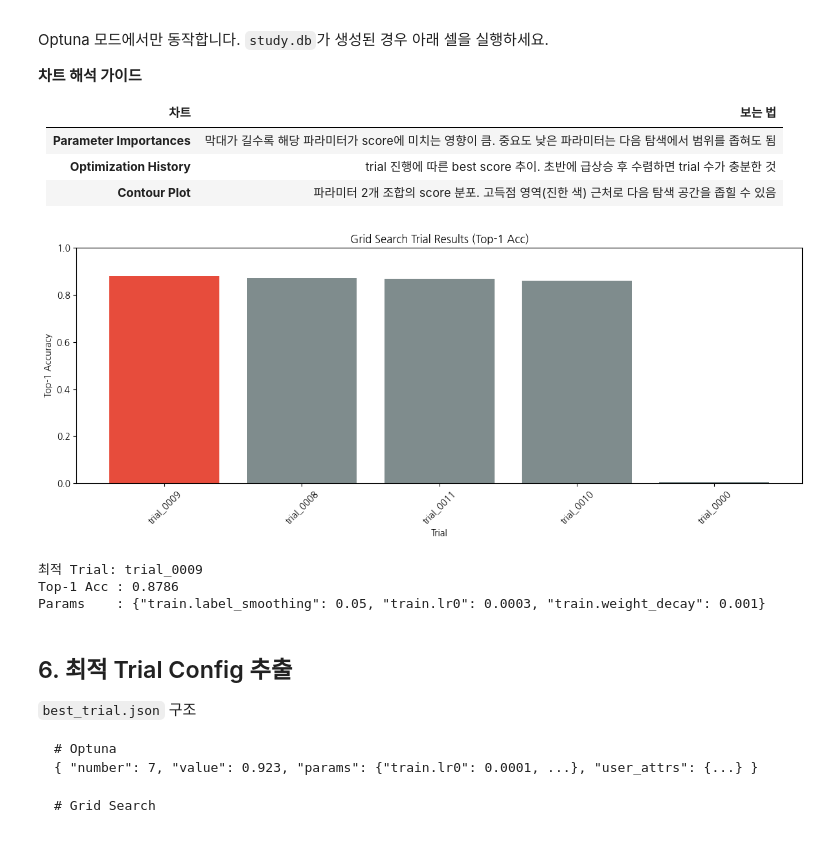
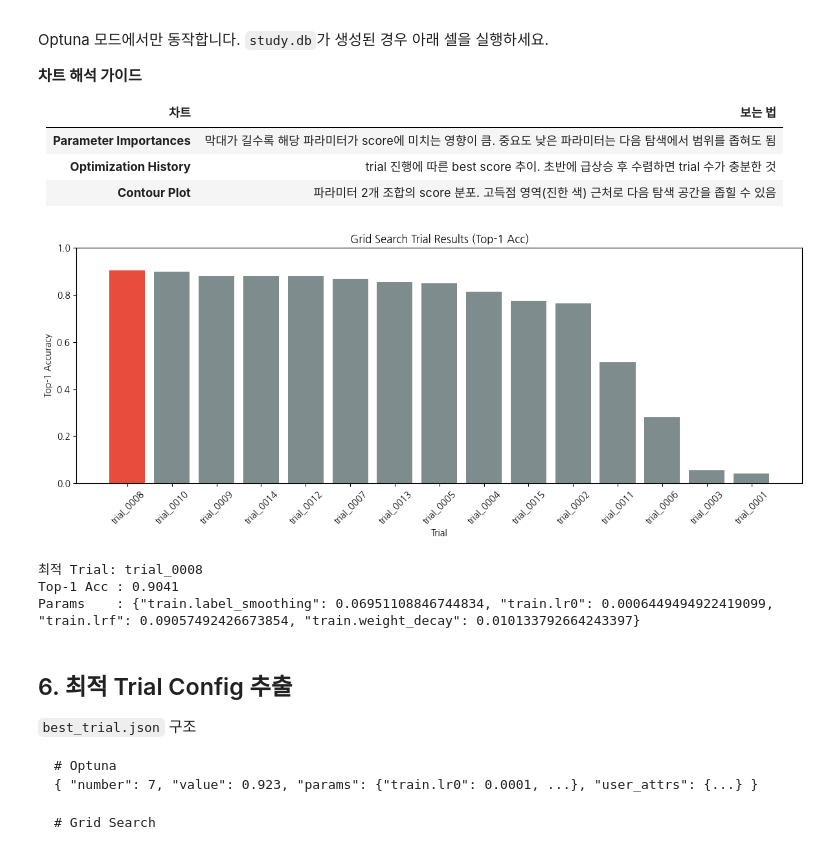
Before and after one commit to Codeit-Part2-2Team/codeit-part2-2team-project, a Jupyter notebook: notebooks/hpo_tuning_colab.ipynb, the cells around one changed output. Saved outputs shown, nothing was run; the diff lists cells and outputs as text; code cells hidden in the pictures.

Commit message:
docs: Optuna HPO 완료 노트북 업데이트 (trial_0008 최적 결과 반영)

```diff
--- a/notebooks/hpo_tuning_colab.ipynb
+++ b/notebooks/hpo_tuning_colab.ipynb
@@ -181,10 +181,10 @@ if not S2_CONFIG.exists():
 # ── HPO 실험 설정 ─────────────────────────────────────────────────────
 # HPO_RUN_NAME: 이번 HPO 탐색 자체의 이름. 날짜 + 목적으로 구분 권장
 #   예) hpo_20260430_lr_sweep  /  hpo_20260501_backbone_search
-HPO_RUN_NAME   = "hpo_20260430_grid_quick"  # ← 수정
-TUNING_METHOD  = "grid"    # "grid" 또는 "optuna"
-TUNING_EPOCHS  = 30          # trial당 학습 epoch
-TUNING_TRIALS  = 30          # Optuna trial 수 (grid 무시)
+HPO_RUN_NAME   = "hpo_20260501_optuna_lr_focused"  # ← 수정
+TUNING_METHOD  = "optuna"    # "grid" 또는 "optuna"
+TUNING_EPOCHS  = 20          # trial당 학습 epoch
+TUNING_TRIALS  = 15          # Optuna trial 수 (grid 무시)
 TUNING_METRIC  = "top1_acc"  # 최적화 기준
 
 # ── 탐색 공간 파일 선택 ───────────────────────────────────────────────
@@ -199,7 +199,7 @@ TUNING_METRIC  = "top1_acc"  # 최적화 기준
 #   optuna_search_space.yaml — 기본 예시
 #
 HPO_ROOT = PROJECT_ROOT / "experiments/stage2_hpo_example"
-SEARCH_SPACE_YAML = HPO_ROOT / "search_spaces/grid_quick.yaml"
+SEARCH_SPACE_YAML = HPO_ROOT / "search_spaces/optuna_lr_focused.yaml"
 # SEARCH_SPACE_YAML = None  # None 이면 스크립트 내 기본값 사용
 
 # ── 출력 경로: stage2_hpo_example/<HPO_RUN_NAME>/<method>/ ───────────
@@ -440,0 +395,22 @@ print("백업 완료:", dst)
+# %%
+
+best_json = TUNING_OUTPUT / "best_trial.json"
+
+# 실제 최적 trial 수동 수정
+best_data = {
+    "trial": "trial_0009",
+    "status": "ok",
+    "score": 0.8786407766990292,
+    "top1_acc": 0.8786407766990292,
+    "top5_acc": 0.9684466019417476,
+    "n_classes": 305,
+    "elapsed_sec": 5453.5,
+    "params": "{\"train.label_smoothing\": 0.05, \"train.lr0\": 0.0003, \"train.weight_decay\": 0.001}"
+}
+
+with open(best_json, 'w', encoding='utf-8') as f:
+    json.dump(best_data, f, indent=2)
+
+print("best_trial.json 수정 완료")
+print(f"최적 trial: {best_data['trial']}")
+print(f"Top-1 Acc : {best_data['score']:.4f}")
@@ -512,7 +514,7 @@ Optuna 모드에서만 동작합니다. `study.db`가 생성된 경우 아래
 # [변경] Optuna 시각화 → Grid Search 시각화로 전환
 # [원본 Optuna 코드는 하단에 주석으로 보존]
 
-if TUNING_METHOD != "grid":
+if TUNING_METHOD != "optuna":
     print("Grid Search 모드에서만 사용 가능합니다.")
 else:
     import matplotlib.pyplot as plt
@@ -546,37 +548,37 @@ else:
         print(f"\n최적 Trial: {best['trial']}")
         print(f"Top-1 Acc : {best['score']:.4f}")
         print(f"Params    : {best['params']}")
 
 # ── [보존] 원본 Optuna 시각화 코드 ────────────────────────────────────
 # try:
 #     import optuna
 #     import optuna.visualization as vis
 #     from IPython.display import display
 #
 #     storage = f"sqlite:///{TUNING_OUTPUT / 'study.db'}"
 #     study = optuna.load_study(study_name="stage2_optuna", storage=storage)
 #
 #     print(f"완료 trial 수: {len(study.trials)}")
 #     print(f"최적 trial  : trial_{study.best_trial.number:04d}  "
 #           f"{TUNING_METRIC}={study.best_value:.4f}")
 #     print(f"최적 params : {study.best_params}")
 #
 #     fig_imp = vis.plot_param_importances(study)
 #     fig_imp.show()
 #     fig_hist = vis.plot_optimization_history(study)
 #     fig_hist.show()
 #     fig_cont = vis.plot_contour(study)
 #     fig_cont.show()
 #
 # except ModuleNotFoundError:
 #     print("optuna 미설치: pip install optuna plotly")
 # except Exception as e:
 #     print(f"시각화 오류: {e}")
 # %% [output]
-[figure, old version]
+[figure, new version]
-최적 Trial: trial_0009
-Top-1 Acc : 0.8786
-Params    : {"train.label_smoothing": 0.05, "train.lr0": 0.0003, "train.weight_decay": 0.001}
+최적 Trial: trial_0008
+Top-1 Acc : 0.9041
+Params    : {"train.label_smoothing": 0.06951108846744834, "train.lr0": 0.0006449494922419099, "train.lrf": 0.09057492426673854, "train.weight_decay": 0.010133792664243397}
 # %% [markdown]
 ## 6. 최적 Trial Config 추출
 
```
Also changed, not shown: parts of 10 cells of this notebook.
